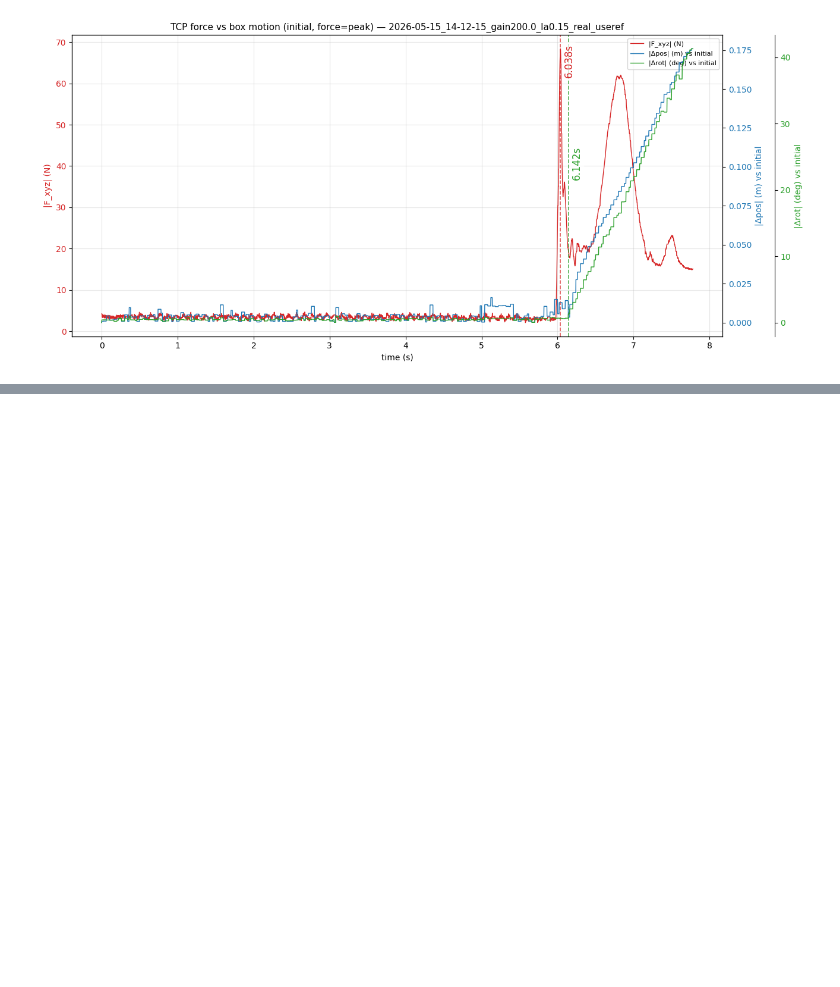
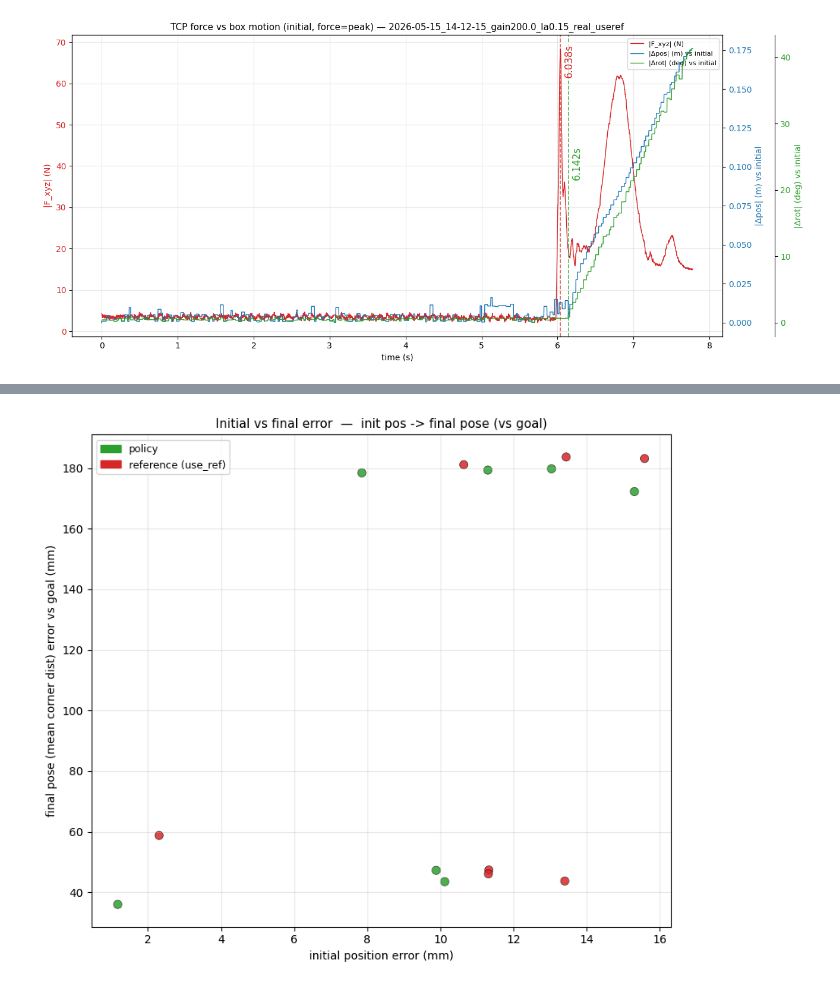
Before and after one commit to Arnibjarnst/BoxLift, a Jupyter notebook: notebooks/analyze_rollout.ipynb, the cells around one changed output, grey strips where cells are left out. Cells and saved outputs as stored; diff of their text form; code cells hidden in the pictures; blank space fills up the shorter version.

```diff
--- a/notebooks/analyze_rollout.ipynb
+++ b/notebooks/analyze_rollout.ipynb
@@ -1106,0 +1163,7 @@ plot_error(df)
+# %%
+df_low_friction = df[df["datetime"] < "2026-05-25 20:41:35"]
+df_high_friction = df[df["datetime"] >= "2026-05-25 20:41:35"]
+# %%
+plot_init_vs_final(df_low_friction, x="pos")
+# %% [output]
+[figure, added]
```
Also changed, not shown: parts of 14 cells of this notebook, 2 other files.
